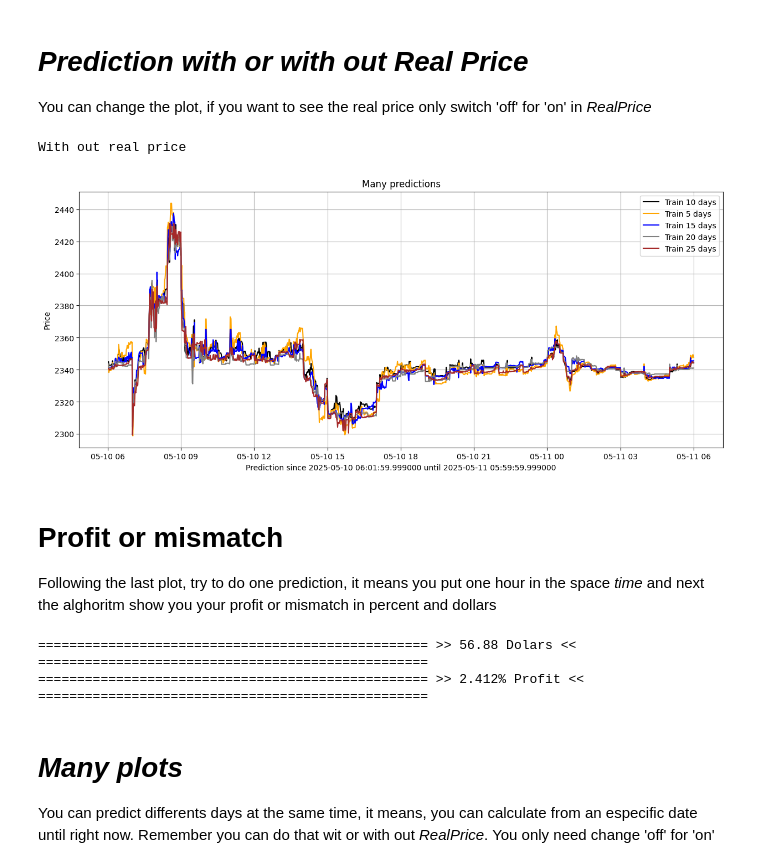
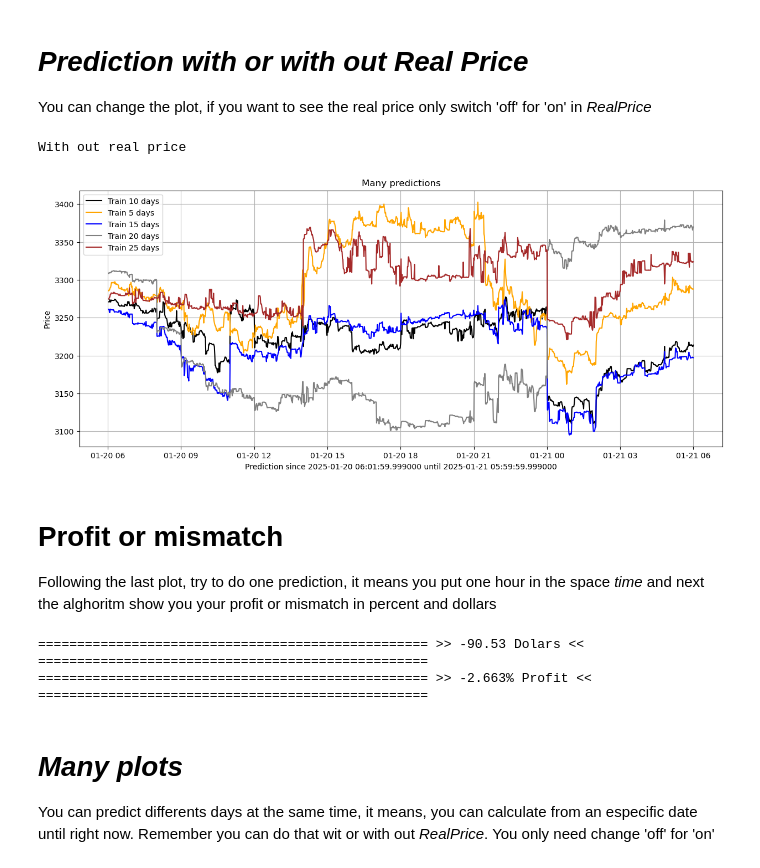
Before and after one commit to Santiagosphysics/FinalHeimdall, a Jupyter notebook: test_1.ipynb, the cells around one changed output. Cells and saved outputs as stored; diff of their text form; code cells hidden in the pictures.

```diff
--- a/test_1.ipynb
+++ b/test_1.ipynb
@@ -5,45 +5,45 @@ You can change the plot, if you want to see the real price only switch 'off' for
 # %%
 %matplotlib inline
 from indicators import ModelIndicators
 
-end_time = '2025-05-10 06:00:00'
+end_time = '2025-01-20 06:00:00'
 
 crypto='ETHUSDT'
 time='min'
 
 FirstTime= 5
 SecondTime=10
 ThirdTime= 15
 FourthTime=20
 FifthTime= 25
 
 RealPrice = 'off'
 ShowImage = 'on'
 
 test = ModelIndicators().XGBoostFinalFivePreds(end_time, FirstTime, SecondTime, ThirdTime, FourthTime, FifthTime, crypto, time)
 plot_1 = ModelIndicators().CreateImagesFivePreds(data=test, RealPrice=RealPrice, ShowImage=ShowImage)
 # %% [output]
 With out real price
-[figure, old version]
+[figure, new version]
 # %% [markdown]
 # Profit or mismatch
 
 Following the last plot, try to do one prediction, it means you put one hour in the space *time* and next the alghoritm show you your profit or mismatch in percent and dollars
 # %%
 
-hour = '08:32:59.999'
-time = '2025-05-10 08:30:59.999'
-price = test[test['ds'] == test['ds'].min()]['Real Price'].values[0]
+time_in= '2025-01-20 08:30:59.999'
+time_out = '2025-01-20 12:30:59.999'
 
+real_price = test[test['ds'] == time_in]['Real Price'].values[0]
 
-profit = round(test[test['ds'] == time]['Real Price'].values[0] - price, 3)
-percent = round((profit*100)/price, 3)
+profit = round(test[test['ds'] == time_out]['Real Price'].values[0] - real_price, 3)
+percent = round((profit*100)/real_price, 3)
 
 print('='*50,'>>', f'{profit} Dolars', '<<', '='*50)
 print('='*50, '>>', f'{percent}% Profit' ,'<<', '='*50)
 # %% [output]
-================================================== >> 56.88 Dolars << ==================================================
-================================================== >> 2.412% Profit << ==================================================
+================================================== >> -90.53 Dolars << ==================================================
+================================================== >> -2.663% Profit << ==================================================
 # %% [markdown]
 # *Many plots*
 
```
